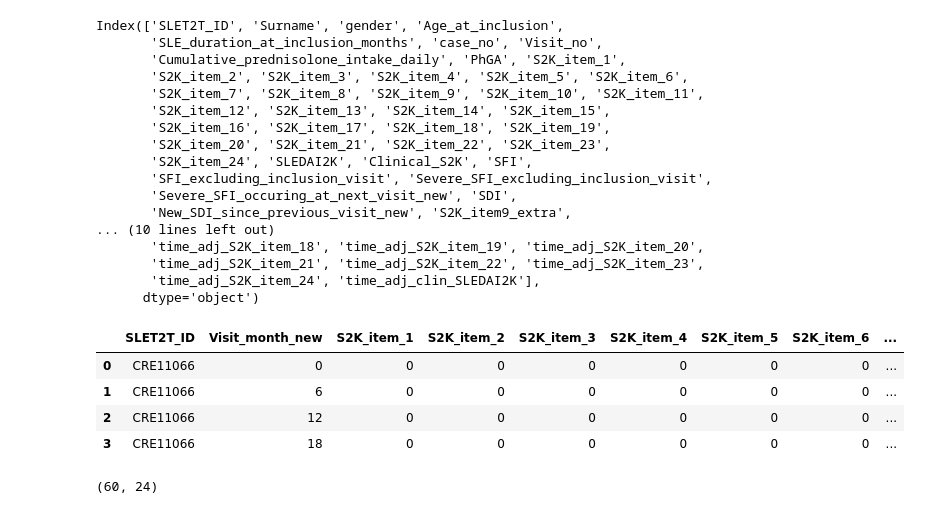
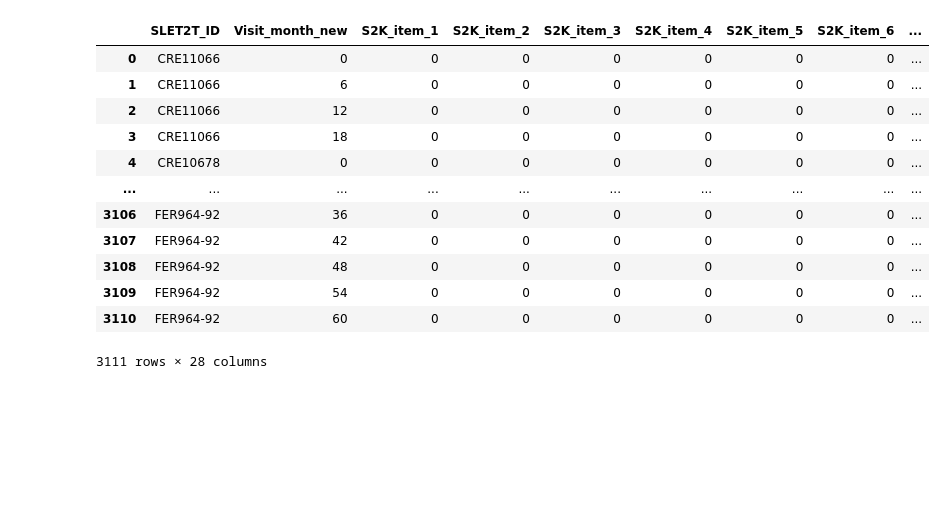
Before and after one commit to isevr/SDI, a Jupyter notebook: sdi.ipynb, the cells around one changed output. Drawn from its saved outputs; the diff is of its cells as text; code cells hidden in the pictures; blank space fills up the shorter version.

```diff
--- a/sdi.ipynb
+++ b/sdi.ipynb
@@ -5,25 +8,5 @@ pd.set_option('display.max_columns', None)
 # %%
 dfo = pd.read_excel('data.xlsx')
-# %%
-dfo.columns
-# %% [output]
-Index(['SLET2T_ID', 'Surname', 'gender', 'Age_at_inclusion',
-       'SLE_duration_at_inclusion_months', 'case_no', 'Visit_no',
-       'Cumulative_prednisolone_intake_daily', 'PhGA', 'S2K_item_1',
-       'S2K_item_2', 'S2K_item_3', 'S2K_item_4', 'S2K_item_5', 'S2K_item_6',
-       'S2K_item_7', 'S2K_item_8', 'S2K_item_9', 'S2K_item_10', 'S2K_item_11',
-       'S2K_item_12', 'S2K_item_13', 'S2K_item_14', 'S2K_item_15',
-       'S2K_item_16', 'S2K_item_17', 'S2K_item_18', 'S2K_item_19',
-       'S2K_item_20', 'S2K_item_21', 'S2K_item_22', 'S2K_item_23',
-       'S2K_item_24', 'SLEDAI2K', 'Clinical_S2K', 'SFI',
-       'SFI_excluding_inclusion_visit', 'Severe_SFI_excluding_inclusion_visit',
-       'Severe_SFI_occuring_at_next_visit_new', 'SDI',
-       'New_SDI_since_previous_visit_new', 'S2K_item9_extra',
-... (10 lines left out)
-       'time_adj_S2K_item_18', 'time_adj_S2K_item_19', 'time_adj_S2K_item_20',
-       'time_adj_S2K_item_21', 'time_adj_S2K_item_22', 'time_adj_S2K_item_23',
-       'time_adj_S2K_item_24', 'time_adj_clin_SLEDAI2K'],
-      dtype='object')
 # %%
 filtered_s2k = [col for col in dfo.columns if 'S2K_item_' in col][:24]
 # filtered_sdi = [col for col in dfo.columns if 'New_SDI_since_previous_visit' in col]
@@ -37,11 +20,18 @@ filtered_columns.append(dfo.SDI.name)
 filtered_columns.append(dfo.New_SDI_since_previous_visit_new.name)
 # %%
 df = dfo[filtered_columns]
+df
+# %% [output]
+|  | SLET2T_ID | Visit_month_new | S2K_item_1 | S2K_item_2 | S2K_item_3 | S2K_item_4 | S2K_item_5 | S2K_item_6 | ... |
+| 0 | CRE11066 | 0 | 0 | 0 | 0 | 0 | 0 | 0 | ... |
+| 1 | CRE11066 | 6 | 0 | 0 | 0 | 0 | 0 | 0 | ... |
+| 2 | CRE11066 | 12 | 0 | 0 | 0 | 0 | 0 | 0 | ... |
+| 3 | CRE11066 | 18 | 0 | 0 | 0 | 0 | 0 | 0 | ... |
+| 4 | CRE10678 | 0 | 0 | 0 | 0 | 0 | 0 | 0 | ... |
+| ... | ... | ... | ... | ... | ... | ... | ... | ... | ... |
+| 3106 | FER964-92 | 36 | 0 | 0 | 0 | 0 | 0 | 0 | ... |
+| 3107 | FER964-92 | 42 | 0 | 0 | 0 | 0 | 0 | 0 | ... |
+| 3108 | FER964-92 | 48 | 0 | 0 | 0 | 0 | 0 | 0 | ... |
+| 3109 | FER964-92 | 54 | 0 | 0 | 0 | 0 | 0 | 0 | ... |
+| 3110 | FER964-92 | 60 | 0 | 0 | 0 | 0 | 0 | 0 | ... |
+3111 rows × 28 columns
-# %%
-df[df.SLET2T_ID == 'CRE11066']
-# %% [output]
-|  | SLET2T_ID | Visit_month_new | S2K_item_1 | S2K_item_2 | S2K_item_3 | S2K_item_4 | S2K_item_5 | S2K_item_6 | ... |
-| 0 | CRE11066 | 0 | 0 | 0 | 0 | 0 | 0 | 0 | ... |
-| 1 | CRE11066 | 6 | 0 | 0 | 0 | 0 | 0 | 0 | ... |
-| 2 | CRE11066 | 12 | 0 | 0 | 0 | 0 | 0 | 0 | ... |
-| 3 | CRE11066 | 18 | 0 | 0 | 0 | 0 | 0 | 0 | ... |
@@ -66,4 +37,0 @@ y = padded_sequences[:, :, -2]   # SDI (assuming SDI is the second last column)
-# %%
-X[0].shape
-# %% [output]
-(60, 24)
```
Also changed, not shown: parts of 15 cells of this notebook.
